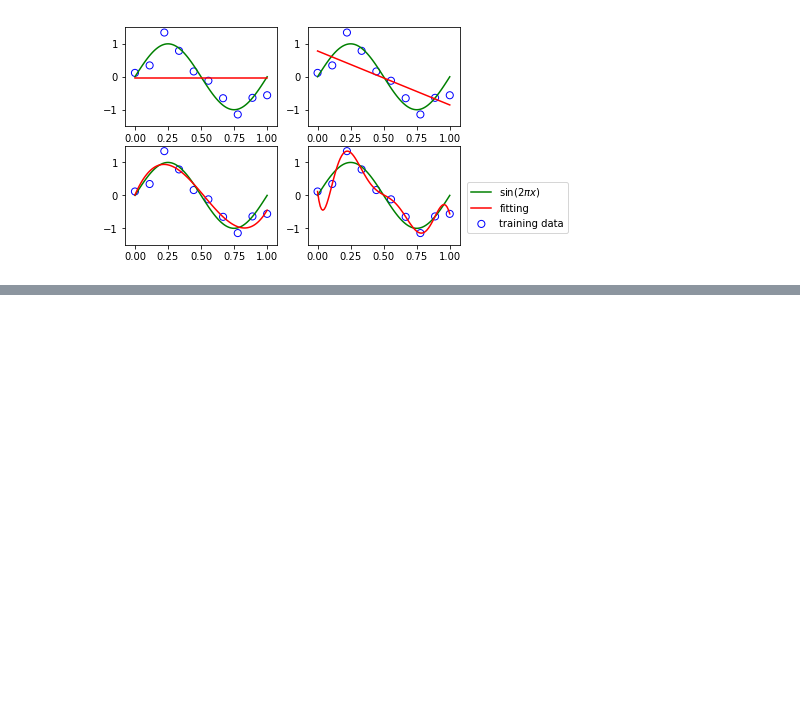
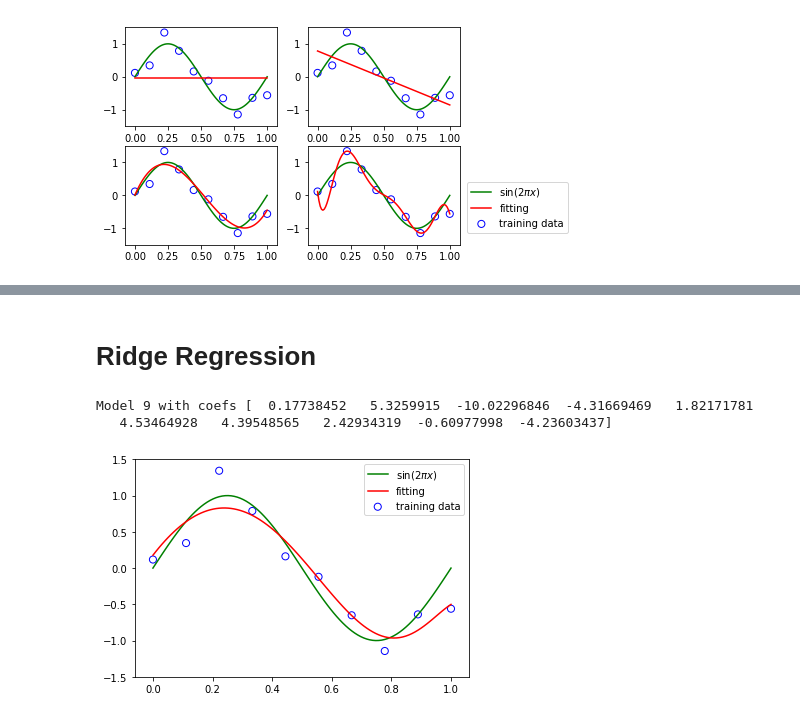
Before and after one commit to taohu88/prml-python, a Jupyter notebook: chap-01-intro/manual_linear_regression.ipynb, the cells around one changed output, grey strips where cells are left out. Drawn from its saved outputs; the diff is of its cells as text; code cells hidden in the pictures; blank space fills up the shorter version.

```diff
--- a/chap-01-intro/manual_linear_regression.ipynb
+++ b/chap-01-intro/manual_linear_regression.ipynb
@@ -67,0 +101,23 @@ Model 9 [ 1.17858791e-01 -3.22314291e+01  5.52576193e+02 -2.72857332e+03
+# %% [markdown]
+# Ridge Regression
+# %%
+degrees = 9
+feature = PolynomialFeatures(degrees)
+X_train = feature.fit_transform(x_train)
+X_test = feature.transform(x_test)
+
+model = RidgeRegression(alpha=1e-3)
+model.fit(X_train, y_train)
+y = model.predict(X_test)
+print(f"Model {degrees} with coefs {model.w}")
+plt.scatter(x_train, y_train, facecolor="none", edgecolor="b", s=50, label="training data")
+plt.plot(x_test, y_true, c="g", label="$\sin(2\pi x)$")
+plt.plot(x_test, y, c="r", label="fitting")
+plt.ylim(-1.5, 1.5)
+plt.legend()
+plt.annotate("M=9", xy=(-0.15, 1))
+plt.show()
+# %% [output]
+Model 9 with coefs [  0.17738452   5.3259915  -10.02296846  -4.31669469   1.82171781
+   4.53464928   4.39548565   2.42934319  -0.60977998  -4.23603437]
+[figure, added]
```
Also changed, not shown: parts of 8 cells of this notebook, 4 other files.
